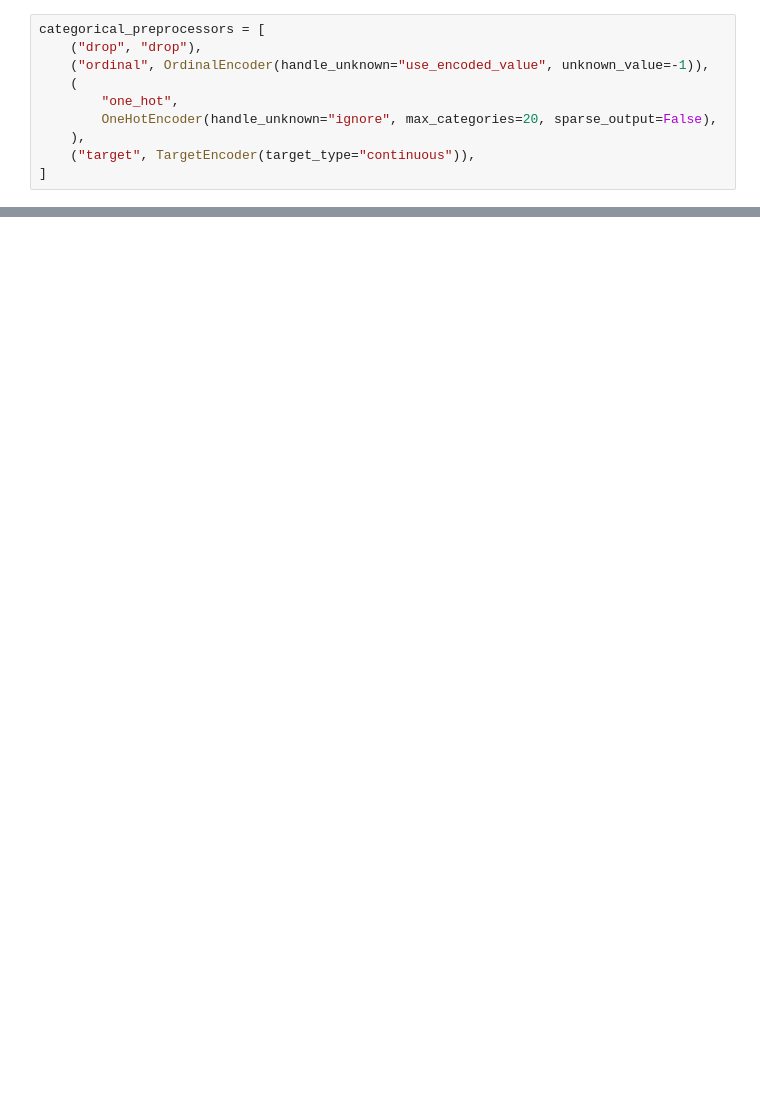
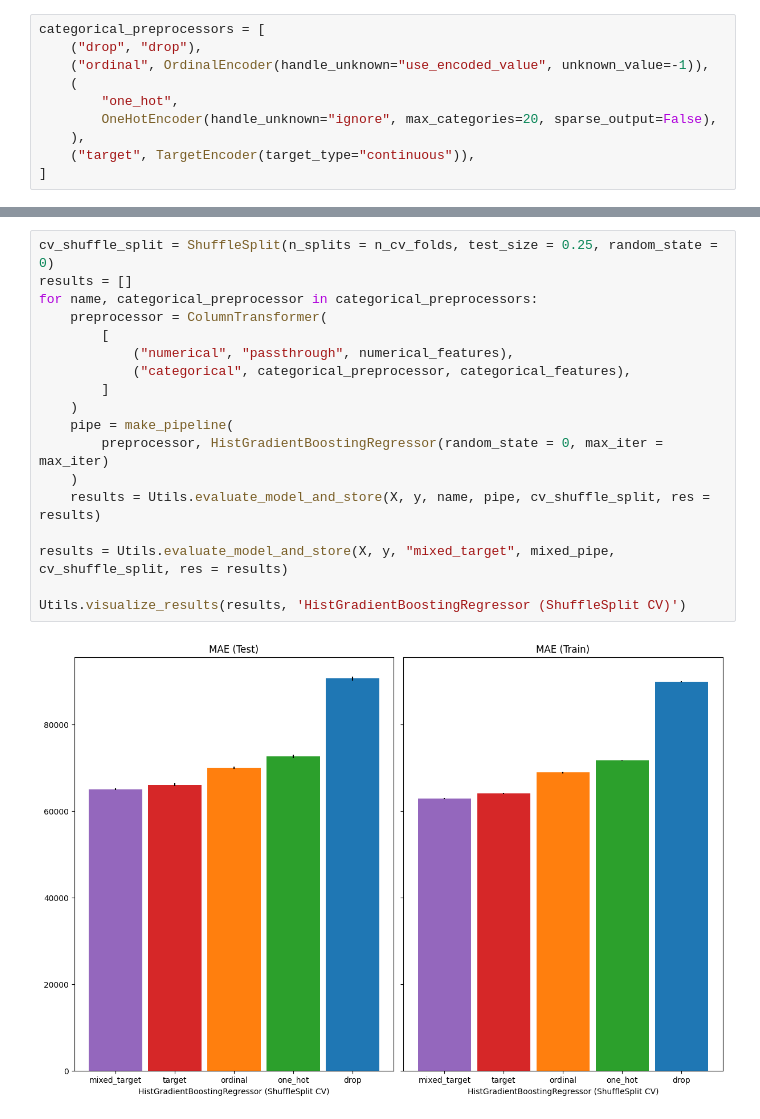
Before and after one commit to becodeorg/immo-eliza-machine-learning-olesia179, a Jupyter notebook: learning.ipynb, the cells around one changed output, grey strips where cells are left out. Saved outputs shown, nothing was run; the diff lists cells and outputs as text; blank space fills up the shorter version.

```diff
--- a/learning.ipynb
+++ b/learning.ipynb
@@ -156,0 +150,20 @@ for subset, ax in zip(["test", "train"], [ax1, ax2]):
+# %%
+cv_shuffle_split = ShuffleSplit(n_splits = n_cv_folds, test_size = 0.25, random_state = 0)
+results = []
+for name, categorical_preprocessor in categorical_preprocessors:
+    preprocessor = ColumnTransformer(
+        [
+            ("numerical", "passthrough", numerical_features),
+            ("categorical", categorical_preprocessor, categorical_features),
+        ]
+    )
+    pipe = make_pipeline(
+        preprocessor, HistGradientBoostingRegressor(random_state = 0, max_iter = max_iter)
+    )
+    results = Utils.evaluate_model_and_store(X, y, name, pipe, cv_shuffle_split, res = results)
+
+results = Utils.evaluate_model_and_store(X, y, "mixed_target", mixed_pipe, cv_shuffle_split, res = results)
+
+Utils.visualize_results(results, 'HistGradientBoostingRegressor (ShuffleSplit CV)')
+# %% [output]
+[figure, added]
```
Also changed, not shown: parts of 10 cells of this notebook, 2 other files.
